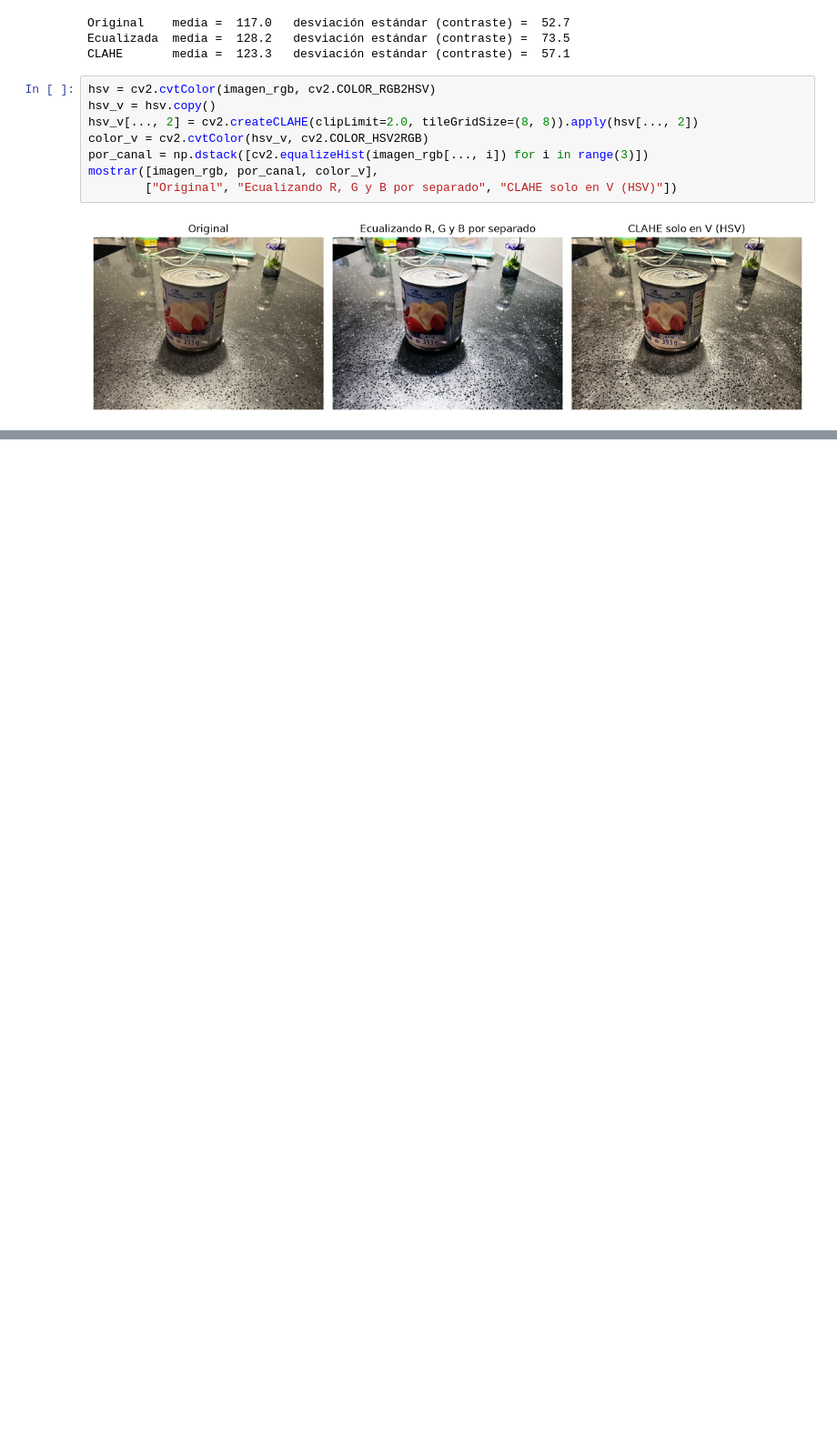
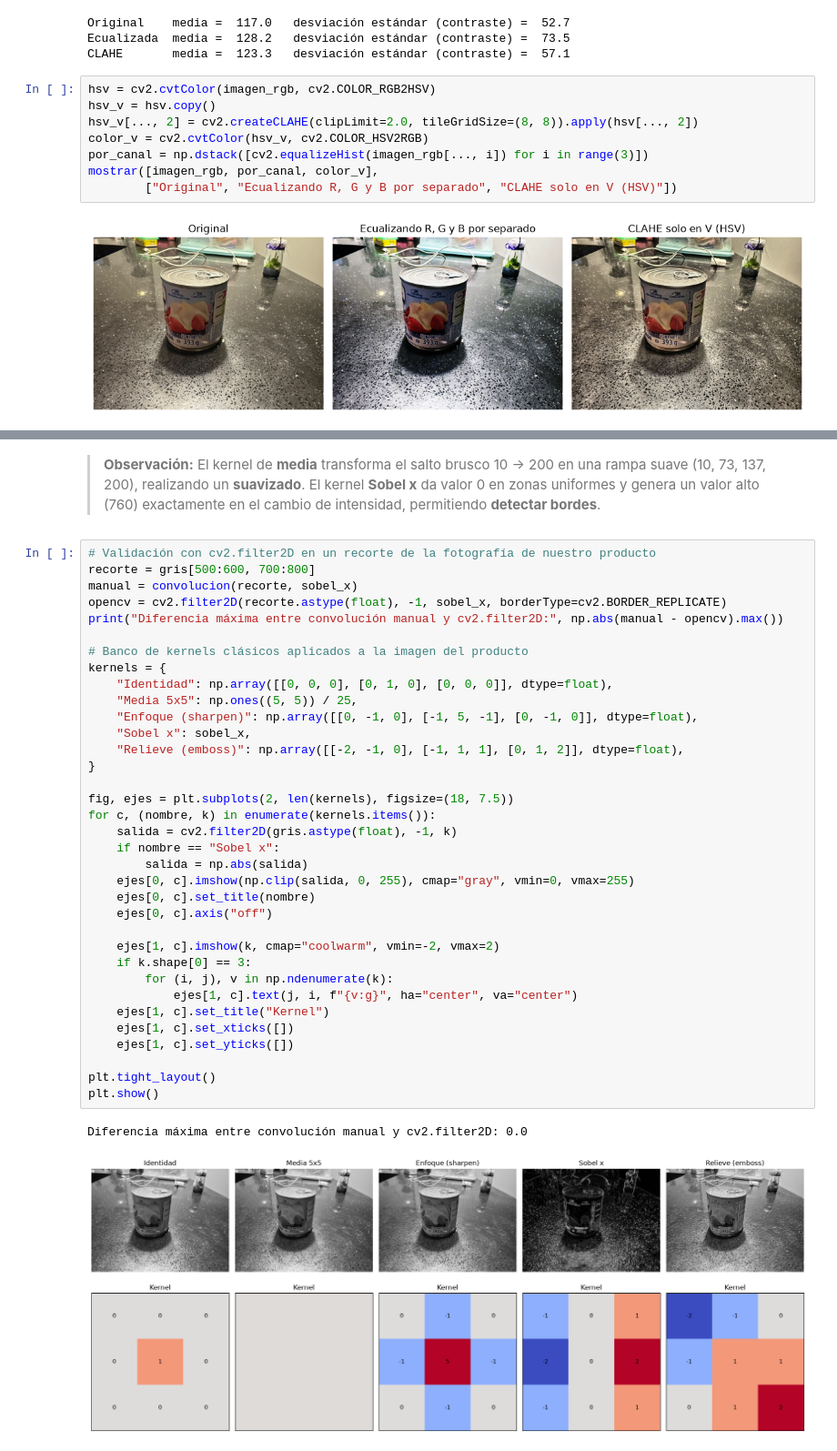
Before and after one commit to patrici0l/vision-por-computador, a Jupyter notebook: practica2.ipynb, the cells around one changed output, grey strips where cells are left out. Shown at 91% size. Drawn from its saved outputs; the diff is of its cells as text; blank space fills up the shorter version.

```diff
--- a/practica2.ipynb
+++ b/practica2.ipynb
@@ -156,0 +173,40 @@ Inyección de ruido, filtrado (Media, Mediana, Gaussiano) y medición de fidelid
+# %% [markdown]
+> **Observación:** El kernel de **media** transforma el salto brusco 10 → 200 en una rampa suave (10, 73, 137, 200), realizando un **suavizado**. El kernel **Sobel x** da valor 0 en zonas uniformes y genera un valor alto (760) exactamente en el cambio de intensidad, permitiendo **detectar bordes**.
+# %%
+# Validación con cv2.filter2D en un recorte de la fotografía de nuestro producto
+recorte = gris[500:600, 700:800]
+manual = convolucion(recorte, sobel_x)
+opencv = cv2.filter2D(recorte.astype(float), -1, sobel_x, borderType=cv2.BORDER_REPLICATE)
+print("Diferencia máxima entre convolución manual y cv2.filter2D:", np.abs(manual - opencv).max())
+
+# Banco de kernels clásicos aplicados a la imagen del producto
+kernels = {
+    "Identidad": np.array([[0, 0, 0], [0, 1, 0], [0, 0, 0]], dtype=float),
+    "Media 5x5": np.ones((5, 5)) / 25,
+    "Enfoque (sharpen)": np.array([[0, -1, 0], [-1, 5, -1], [0, -1, 0]], dtype=float),
+    "Sobel x": sobel_x,
+    "Relieve (emboss)": np.array([[-2, -1, 0], [-1, 1, 1], [0, 1, 2]], dtype=float),
+}
+
+fig, ejes = plt.subplots(2, len(kernels), figsize=(18, 7.5))
+for c, (nombre, k) in enumerate(kernels.items()):
+    salida = cv2.filter2D(gris.astype(float), -1, k)
+    if nombre == "Sobel x":
+        salida = np.abs(salida)
+    ejes[0, c].imshow(np.clip(salida, 0, 255), cmap="gray", vmin=0, vmax=255)
+    ejes[0, c].set_title(nombre)
+    ejes[0, c].axis("off")
+
+    ejes[1, c].imshow(k, cmap="coolwarm", vmin=-2, vmax=2)
+    if k.shape[0] == 3:
+        for (i, j), v in np.ndenumerate(k):
+            ejes[1, c].text(j, i, f"{v:g}", ha="center", va="center")
+    ejes[1, c].set_title("Kernel")
+    ejes[1, c].set_xticks([])
+    ejes[1, c].set_yticks([])
+
+plt.tight_layout()
+plt.show()
+# %% [output]
+Diferencia máxima entre convolución manual y cv2.filter2D: 0.0
+[figure, added]
```
Also changed, not shown: parts of 16 cells of this notebook.
